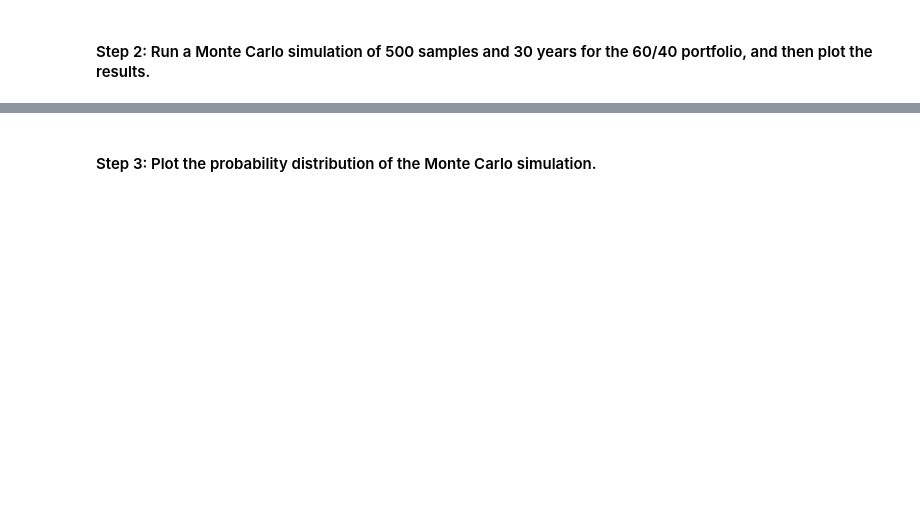
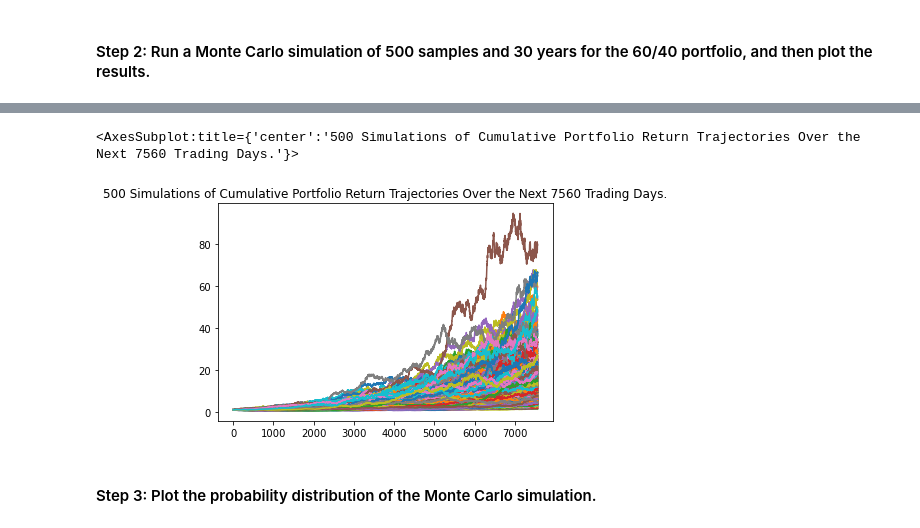
Before and after one commit to madhugirl/financial-planning-tools, a Jupyter notebook: financial_planning_tools.ipynb, the cells around one changed output, grey strips where cells are left out. Cells and saved outputs as stored; diff of their text form; code cells hidden in the pictures; blank space fills up the shorter version.

```diff
--- a/financial_planning_tools.ipynb
+++ b/financial_planning_tools.ipynb
@@ -405,19 +436,32 @@ In this section, you’ll use the MCForecastTools library to create a Monte Carl
 # %%
 # Set start and end dates of 3 years back from your current date
 # Alternatively, you can use an end date of 2020-08-07 and work 3 years back from that date
-# YOUR CODE HERE
-# YOUR CODE HERE
+
+# Use the Alpaca get_barset function to make the API call to get the 3 years worth of pricing data
+# The tickers and timeframe parameters should have been set in Part 1 of this activity
+# The start and end dates should be updated with the information set above
+# Remember to add the df property to the end of the call so the response is returned as a DataFrame
+
+start_date_threeyrs = pd.Timestamp("2017-08-07", tz="America/New_York").isoformat()
+end_date_threeyrs = pd.Timestamp("2020-08-08", tz="America/New_York").isoformat()
+
 
 # Set number of rows to 1000 to retrieve the maximum amount of rows
-# YOUR CODE HERE
+#limit_rows=1000
 # %%
 # Use the Alpaca get_barset function to make the API call to get the 3 years worth of pricing data
 # The tickers and timeframe parameters should have been set in Part 1 of this activity
 # The start and end dates should be updated with the information set above
 # Remember to add the df property to the end of the call so the response is returned as a DataFrame
-# YOUR CODE HERE
+
+df_portfolio_three_yrs = alpaca.get_barset(
+    tickers,
+    timeframe,
+    start = start_date_threeyrs,
+    end = end_date_threeyrs,
+    limit=1000
+).df
 
 
-# Display both the first and last five rows of the DataFrame
-# YOUR CODE HERE
-# YOUR CODE HERE
+display(df_portfolio_three_yrs.head())
+display(df_portfolio_three_yrs.tail())
@@ -427,7 +488,12 @@ In this section, you’ll use the MCForecastTools library to create a Monte Carl
 # Configure the Monte Carlo simulation to forecast 30 years cumulative returns
 # The weights should be split 40% to AGG and 60% to SPY.
 # Run 500 samples.
-# YOUR CODE HERE
+thirty_year_simulation = MCSimulation(
+    portfolio_data=df_portfolio_three_yrs,
+    weights=[0.40, 0.60],
+    num_simulation=500,
+    num_trading_days=252 * 30
+)
 
 # Review the simulation input data
-# YOUR CODE HERE
+thirty_year_simulation.portfolio_data.head()
@@ -437,7 +544,10 @@ In this section, you’ll use the MCForecastTools library to create a Monte Carl
 # %%
 # Visualize the 30-year Monte Carlo simulation by creating an
 # overlay line plot
-# YOUR CODE HERE
+thirty_year_simulation.plot_simulation()
+# %% [output]
+<AxesSubplot:title={'center':'500 Simulations of Cumulative Portfolio Return Trajectories Over the Next 7560 Trading Days.'}>
+[figure, added]
 # %% [markdown]
 #### Step 3: Plot the probability distribution of the Monte Carlo simulation.
 # %%
```
Also changed, not shown: parts of 34 cells of this notebook.
